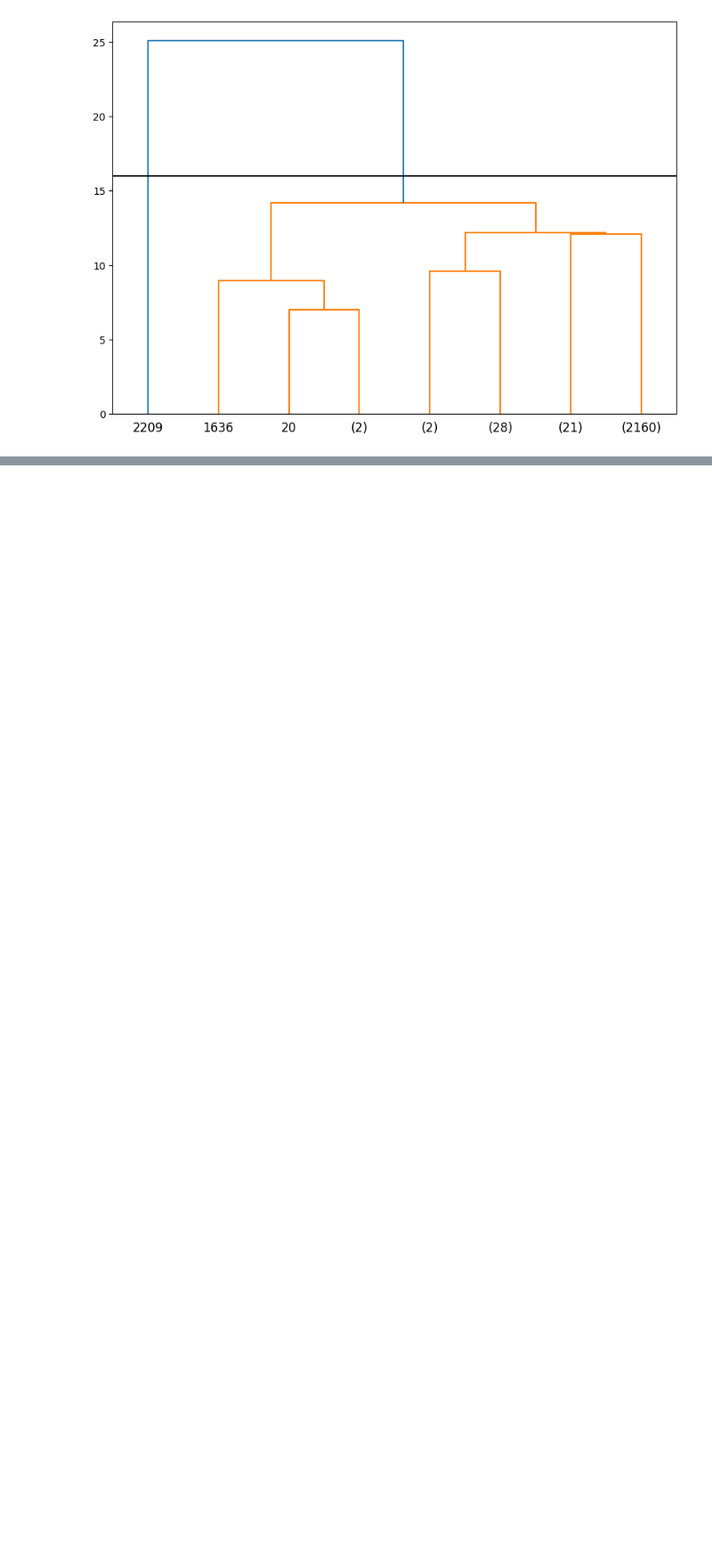
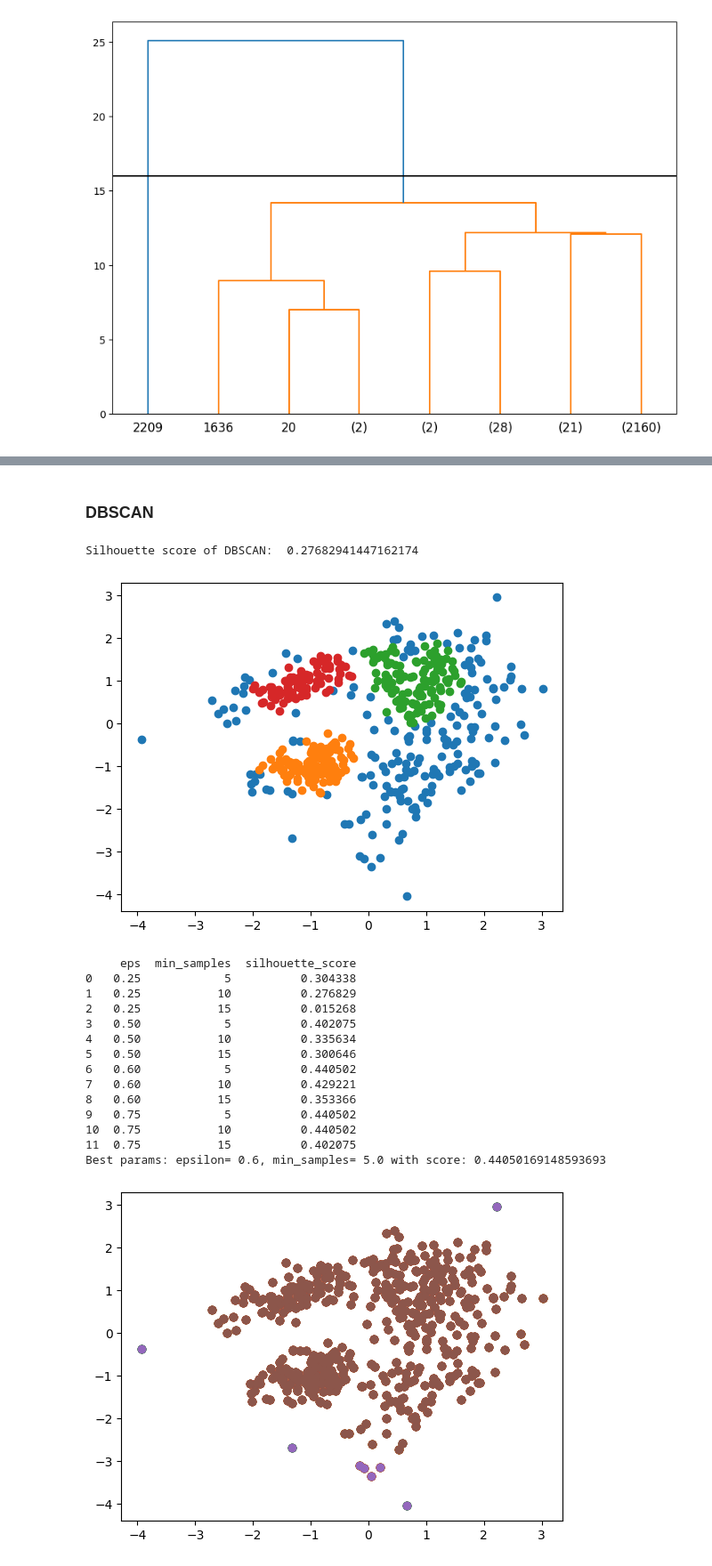
Before and after one commit to walachowska/Clustering_algorithm, a Jupyter notebook: Clustering_alg.ipynb, the cells around one changed output, grey strips where cells are left out. Shown at 89% size. Drawn from its saved outputs; the diff is of its cells as text; code cells hidden in the pictures; blank space fills up the shorter version.

Commit message:
DBSCAN added

```diff
--- a/Clustering_alg.ipynb
+++ b/Clustering_alg.ipynb
@@ -175,0 +202,77 @@ Silhouette Score for k=2: 0.26869273379736713
+# %% [markdown]
+### DBSCAN
+# %%
+from sklearn.cluster import DBSCAN
+from sklearn.metrics import silhouette_score
+from sklearn.datasets import make_classification
+from numpy import where
+from matplotlib import pyplot
+import seaborn as sns
+import matplotlib.pyplot as plt
+training_data, _ = make_classification(
+    n_samples=500,
+    n_features=2,
+    n_informative=2,
+    n_redundant=0,
+    n_clusters_per_class=2,
+    random_state=4
+)
+dbscan_model = DBSCAN(eps=0.25, min_samples=10)
+dbscan_model.fit(training_data)
+dbscan_result = dbscan_model.fit_predict(training_data)
+dbscan_clusters = unique(dbscan_result)
+# dbscan visualisation
+for cluster in dbscan_clusters:
+    # get data points that fall in this cluster
+    index = where(dbscan_result == cluster)
+    # make the plot
+    pyplot.scatter(training_data[index, 0], training_data[index, 1])
+score_dbscan = silhouette_score(training_data, dbscan_result, metric='euclidean')
+print ("Silhouette score of DBSCAN: ", score_dbscan)
+# show the dbscan plot
+pyplot.show()
+
+eps_values = [ 0.25, 0.5, 0.6, 0.75]
+min_samples_values = [5,10,15]
+
+silhouette_scores = []
+
+for eps in eps_values:
+    for min_samples in min_samples_values:
+        dbscan_model = DBSCAN(eps=eps, min_samples=min_samples)
+        dbscan_model.fit(training_data)
+        dbscan_result = dbscan_model.fit_predict(training_data)
+        dbscan_clusters = unique(dbscan_result)
+        for cluster in dbscan_clusters:
+            # get data points that fall in this cluster
+            index = where(dbscan_result == cluster)
+            # make the plot
+            pyplot.scatter(training_data[index, 0], training_data[index, 1])
+        score_dbscan = silhouette_score(training_data, dbscan_result, metric='euclidean')
+        silhouette_scores.append((eps, min_samples, score_dbscan))
+
+silhouette_results_df = pd.DataFrame(silhouette_scores, columns=['eps', 'min_samples', 'silhouette_score'])
+print(silhouette_results_df)
+best_result = silhouette_results_df.sort_values('silhouette_score', ascending=False).iloc[0]
+best_eps = best_result['eps']
+best_min_samples = best_result['min_samples']
+best_score = best_result['silhouette_score']
+print(f"Best params: epsilon= {best_eps}, min_samples= {best_min_samples} with score: {best_score}")
+# %% [output]
+Silhouette score of DBSCAN:  0.27682941447162174
+[figure, added]
+     eps  min_samples  silhouette_score
+0   0.25            5          0.304338
+1   0.25           10          0.276829
+2   0.25           15          0.015268
+3   0.50            5          0.402075
+4   0.50           10          0.335634
+5   0.50           15          0.300646
+6   0.60            5          0.440502
+7   0.60           10          0.429221
+8   0.60           15          0.353366
+9   0.75            5          0.440502
+10  0.75           10          0.440502
+11  0.75           15          0.402075
+Best params: epsilon= 0.6, min_samples= 5.0 with score: 0.44050169148593693
+[figure, added]
```
Also changed, not shown: parts of 6 cells of this notebook, 3 other files.
